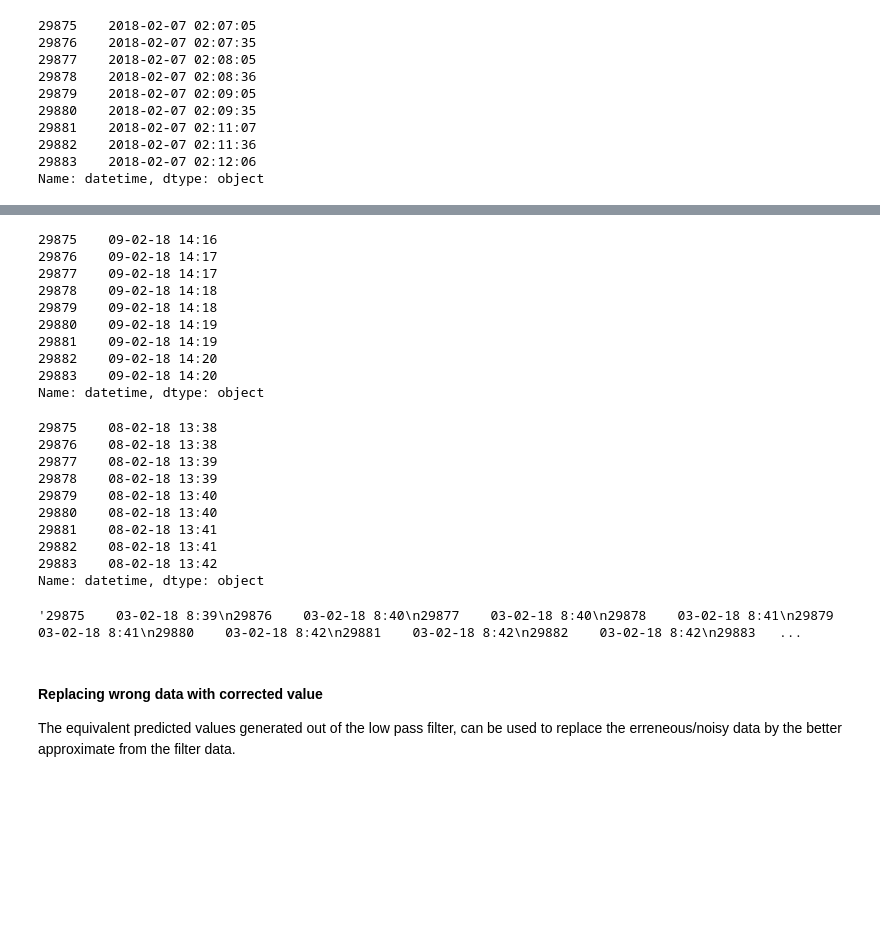
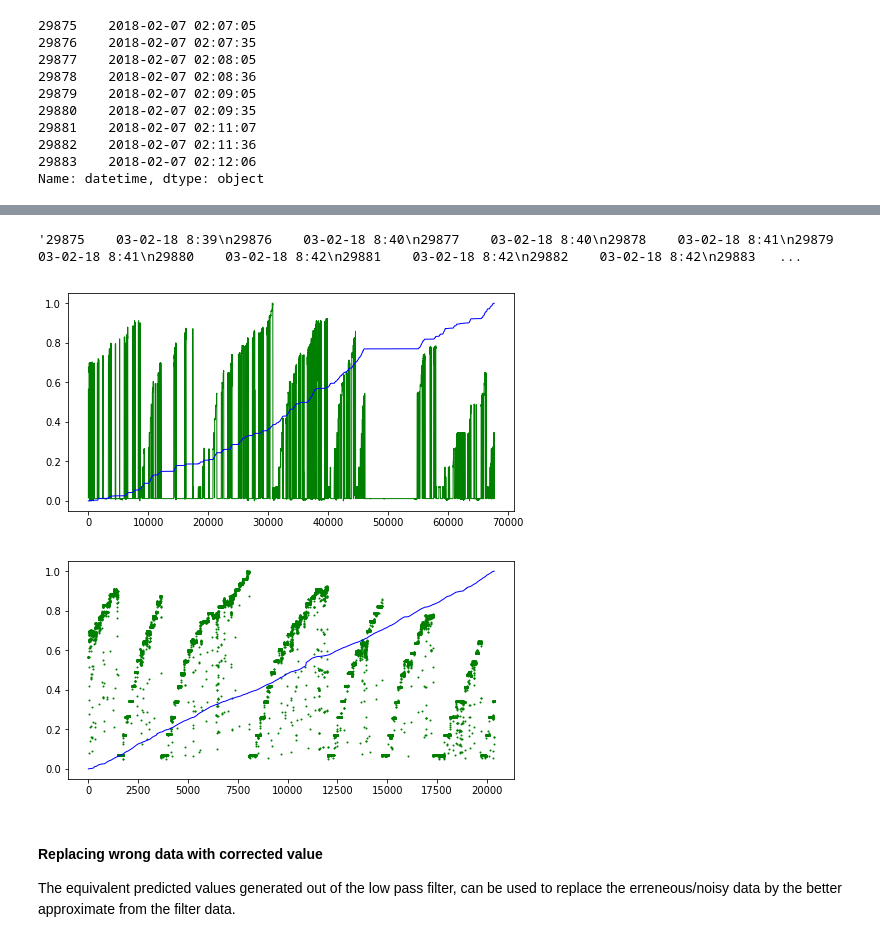
Before and after one commit to manjeet87/Signal_Analysis_UsingPython, a Jupyter notebook: Loconav/Fuel Data Analysis- F2.ipynb, the cells around one changed output, grey strips where cells are left out. Drawn from its saved outputs; the diff is of its cells as text; code cells hidden in the pictures; blank space fills up the shorter version.

```diff
--- a/Loconav/Fuel Data Analysis- F2.ipynb
+++ b/Loconav/Fuel Data Analysis- F2.ipynb
@@ -561,30 +553,21 @@ Name: datetime, dtype: object
-# %%
-df5.datetime[29875:29884]
-# %% [output]
-29875    09-02-18 14:16
-29876    09-02-18 14:17
-29877    09-02-18 14:17
-29878    09-02-18 14:18
-29879    09-02-18 14:18
-29880    09-02-18 14:19
-29881    09-02-18 14:19
-29882    09-02-18 14:20
-29883    09-02-18 14:20
-Name: datetime, dtype: object
-# %%
-df6.datetime[29875:29884]
-# %% [output]
-29875    08-02-18 13:38
-29876    08-02-18 13:38
-29877    08-02-18 13:39
-29878    08-02-18 13:39
-29879    08-02-18 13:40
-29880    08-02-18 13:40
-29881    08-02-18 13:41
-29882    08-02-18 13:41
-29883    08-02-18 13:42
-Name: datetime, dtype: object
 # %%
 str(df3.datetime[29875:29884])
 # %% [output]
 '29875    03-02-18 8:39\n29876    03-02-18 8:40\n29877    03-02-18 8:40\n29878    03-02-18 8:41\n29879    03-02-18 8:41\n29880    03-02-18 8:42\n29881    03-02-18 8:42\n29882    03-02-18 8:42\n29883   ...
+# %%
+plt.rcParams['figure.figsize'] = [8,4]
+plt.plot(df1.index, df1.fuelVoltage, 'g-', markersize = 2, linewidth = 1);
+plt.plot(df1.index, df1.distance, 'b-', markersize = 2, linewidth = 1);
+#plt.xlim(datetime.datetime(2018,1,27), datetime.datetime(2018,2,3))
+#plt.xlim(20000, 32000)
+# %% [output]
+[figure, added]
+# %%
+dff = df1.copy()
+dff = dff[dff.fuelVoltage >=0.05]
+dff= dff.reset_index(drop=True)
+plt.rcParams['figure.figsize'] = [8,4]
+plt.plot(dff.index, dff.fuelVoltage, 'g.', markersize = 2, linewidth = 1);
+plt.plot(dff.index, dff.distance, 'b-', markersize = 2, linewidth = 1);
+# %% [output]
+[figure, added]
```
Also changed, not shown: parts of 11 cells of this notebook.
